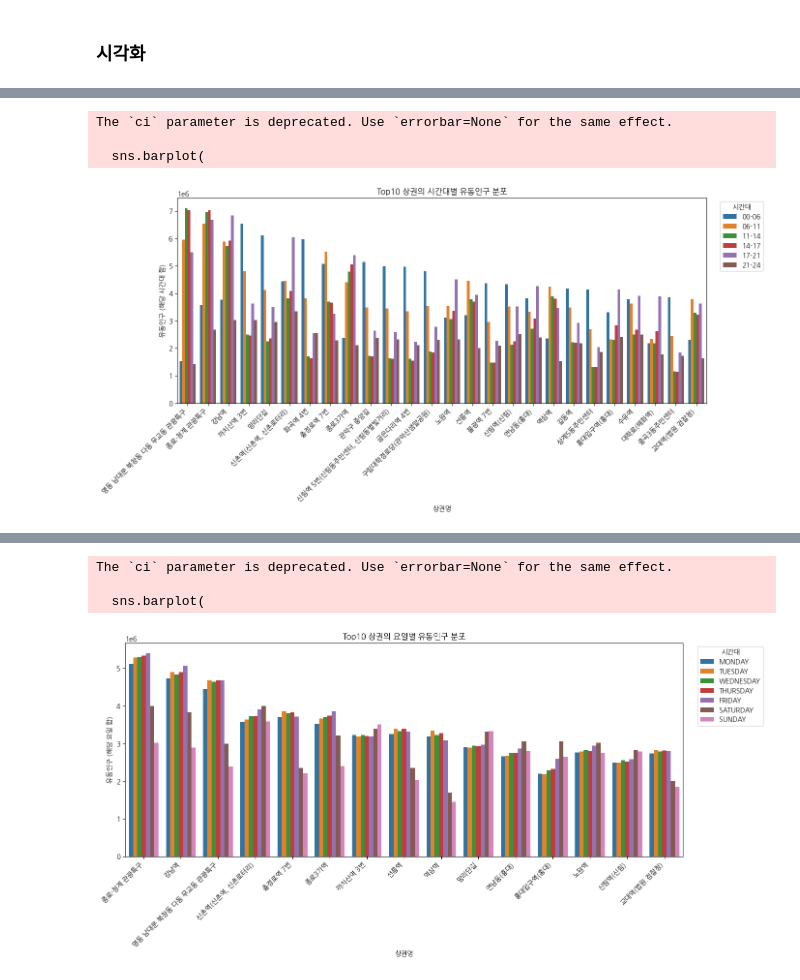
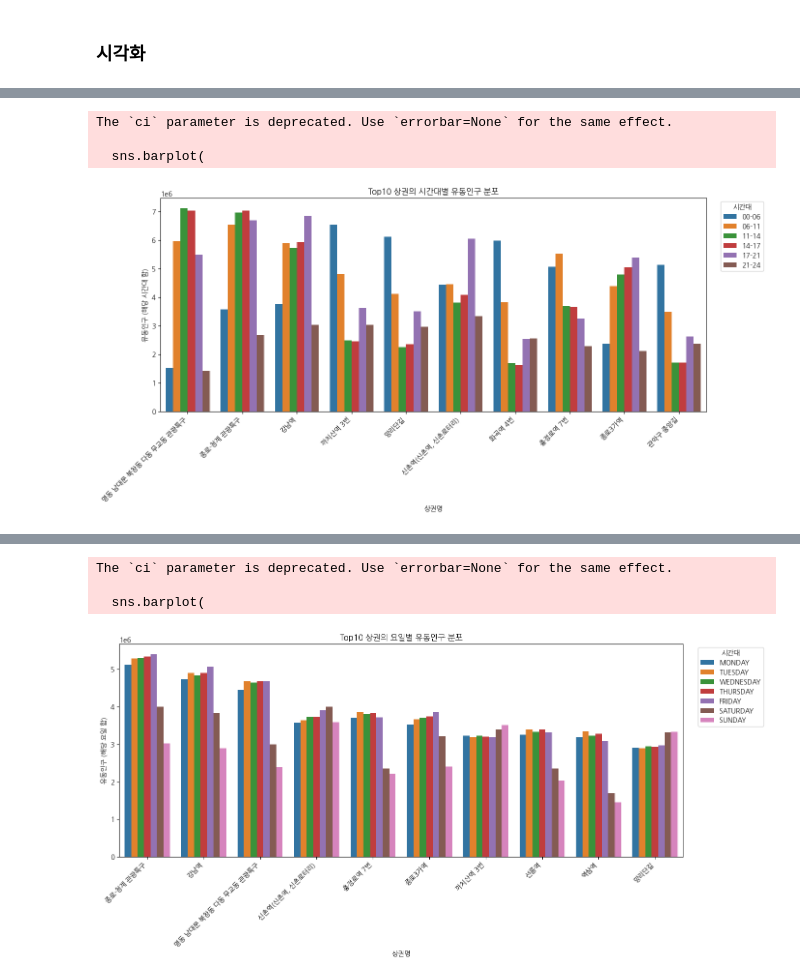
Before and after one commit to hyoinYang/eda-repo-4, a Jupyter notebook: src/eda/local_population_and_commercial_area_.ipynb, the cells around one changed output, grey strips where cells are left out. Cells and saved outputs as stored; diff of their text form; code cells hidden in the pictures.

```diff
--- a/src/eda/local_population_and_commercial_area_.ipynb
+++ b/src/eda/local_population_and_commercial_area_.ipynb
@@ -859,36 +859,36 @@ sales_time.head()
 | 3 | 3 | 종로·청계 관광특구 | 3001494 | 00-06 | 3579057.0 | 20702533011 | ... |
 | 4 | 4 | 잠실 관광특구 | 3001495 | 00-06 | 2913751.0 | 41330500024 | ... |
 # %%
-top10_areas = sales_time.nlargest(50, 'floating_population')
+top10_areas = sales_time.nlargest(20, 'floating_population')
 
 # top10 상권 리스트 (위에서 만든 top10_areas 사용)
 top_names = top10_areas['commercial_area_name'].tolist()
 
 # 원본에서 top10 상권에 해당하는 모든 행 선택
 df_top10_full = sales_time[sales_time['commercial_area_name'].isin(top_names)]
 
 plt.figure(figsize=(14,7))
 sns.barplot(
     data=df_top10_full,
     x='commercial_area_name',
     y='floating_population',
     hue='time',
     estimator=sum,     # 같은 상권+time 여러 행 있을 때 합계로 표시
     ci=None,
     order=top10_areas.sort_values('floating_population', ascending=False)['commercial_area_name']
 )
 plt.title('Top10 상권의 시간대별 유동인구 분포')
 plt.xlabel('상권명')
 plt.ylabel('유동인구 (해당 시간대 합)')
 plt.xticks(rotation=45, ha='right')
 plt.legend(title='시간대', bbox_to_anchor=(1.02,1), loc='upper left')
 plt.tight_layout()
 plt.show()
 # %% [output]
 The `ci` parameter is deprecated. Use `errorbar=None` for the same effect.
 
   sns.barplot(
-[figure, old version]
+[figure, new version]
 # %%
 import pandas as pd
 
@@ -902,7 +902,7 @@ sales_day.head()
 | 3 | 3 | 종로·청계 관광특구 | 3001494 | MONDAY | 5118959.0 | 155404637432 | ... |
 | 4 | 4 | 잠실 관광특구 | 3001495 | MONDAY | 2268059.0 | 170294512346 | ... |
 # %%
-top20_areas = sales_day.nlargest(70, 'floating_population')
+top20_areas = sales_day.nlargest(53, 'floating_population')
 
 # top20 상권 리스트 (위에서 만든 top20_areas 사용)
 top_names = top20_areas['commercial_area_name'].tolist()
@@ -931,4 +931,4 @@ plt.show()
 The `ci` parameter is deprecated. Use `errorbar=None` for the same effect.
 
   sns.barplot(
-[figure, old version]
+[figure, new version]
```
